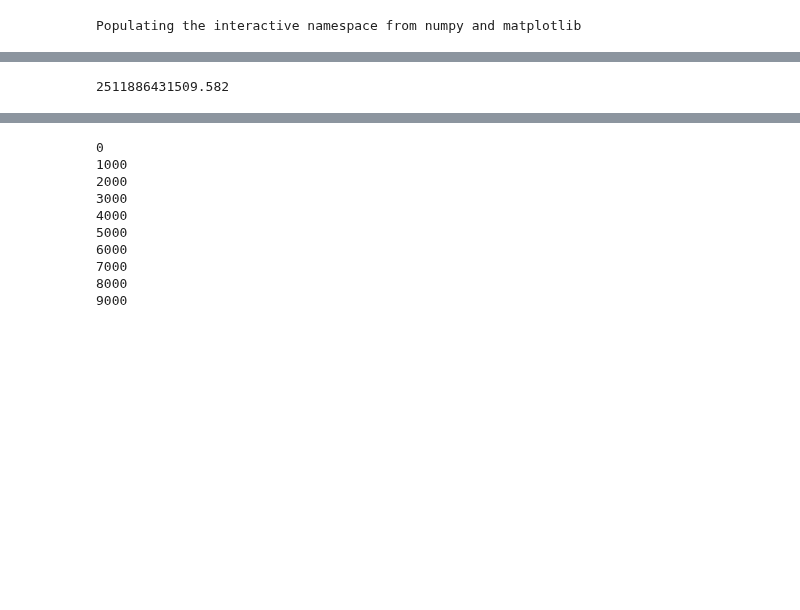
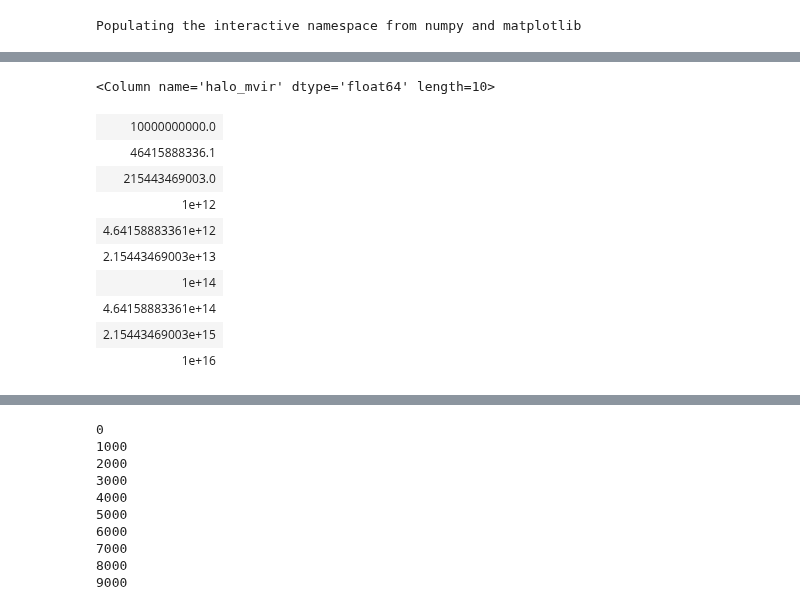
Before and after one commit to KuanWang-Astro/Fisher-paper-version, a Jupyter notebook: Quick_gal_cat.ipynb, the cells around one changed output, grey strips where cells are left out. Cells and saved outputs as stored; diff of their text form; code cells hidden in the pictures; blank space fills up the shorter version.

```diff
--- a/Quick_gal_cat.ipynb
+++ b/Quick_gal_cat.ipynb
@@ -46,9 +67,19 @@ model.param_dict
  'mean_occupation_satellites_assembias_param1': 0,
  'sigma_logM': 0.26}
 # %%
-halocat.halo_table['halo_mvir'][2]
+halocat.halo_table['halo_mvir']
 # %% [output]
-2511886431509.582
+<Column name='halo_mvir' dtype='float64' length=10>
+| 10000000000.0 |
+| 46415888336.1 |
+| 215443469003.0 |
+| 1e+12 |
+| 4.64158883361e+12 |
+| 2.15443469003e+13 |
+| 1e+14 |
+| 4.64158883361e+14 |
+| 2.15443469003e+15 |
+| 1e+16 |
 # %%
 halocat.halo_table
 # %% [output]
```
Also changed, not shown: parts of 9 cells of this notebook.
